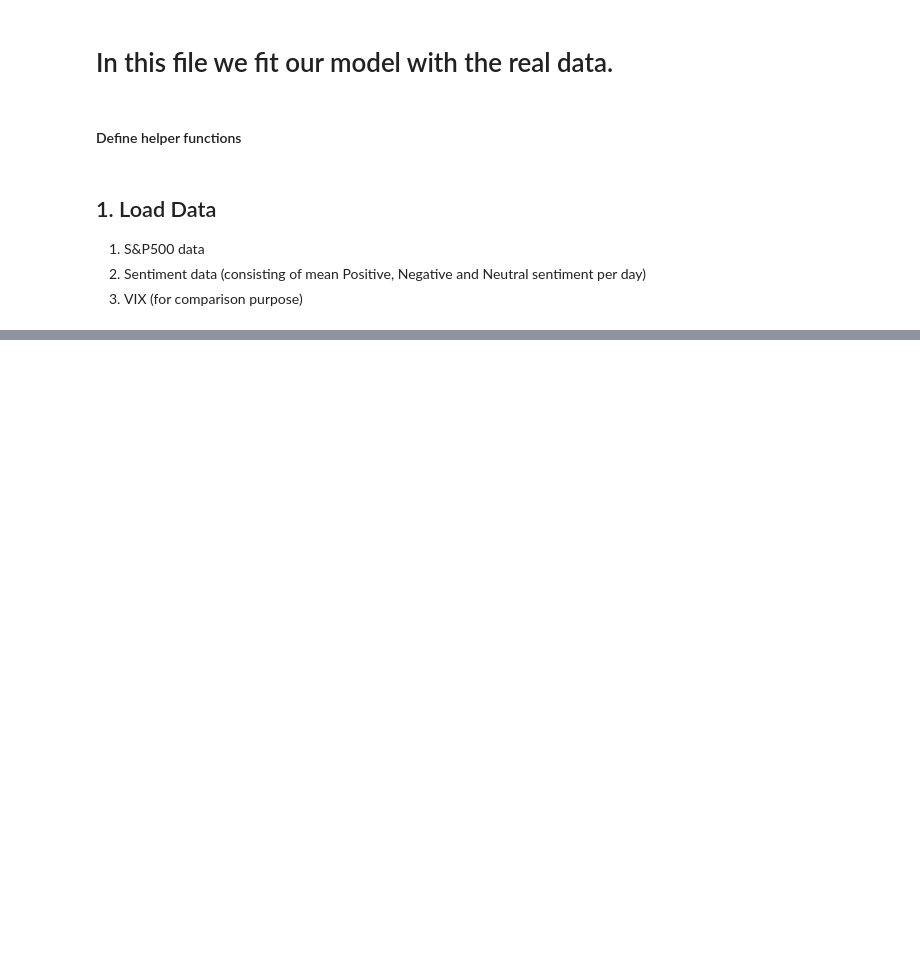
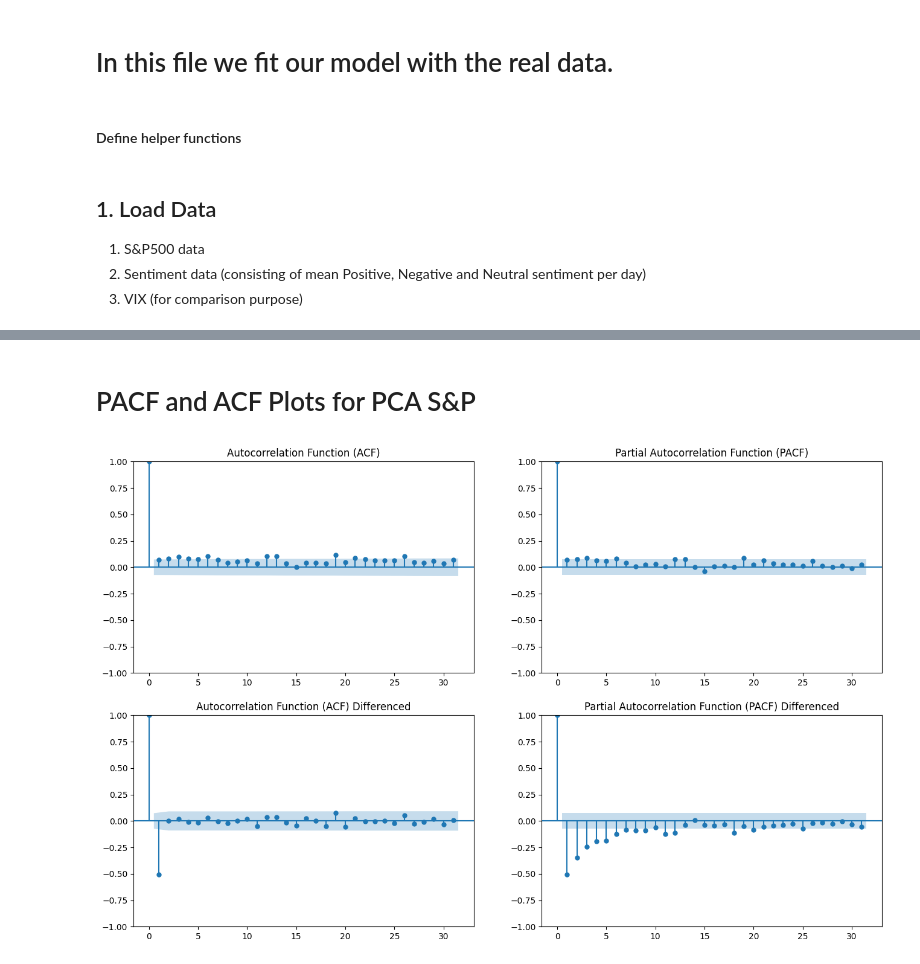
Before and after one commit to hwh1771/sentiment-analysis-volatility-forecasting, a Jupyter notebook: notebooks/04_garch_exogenous_spy.ipynb, the cells around one changed output, grey strips where cells are left out. Drawn from its saved outputs; the diff is of its cells as text; code cells hidden in the pictures; blank space fills up the shorter version.

Commit message:
GARCH SPY model

```diff
--- a/notebooks/04_garch_exogenous_spy.ipynb
+++ b/notebooks/04_garch_exogenous_spy.ipynb
@@ -271,0 +147,8 @@ Covariance estimator: robust
+# %%
+data_with_sentiment_v1.index = data_with_sentiment_v1['adjusted_date']
+data_with_sentiment_v2.index = data_with_sentiment_v2['adjusted_date']
+# %%
+exo_sentiment = ['mean_pos_preamble_sentiment', 'mean_neg_preamble_sentiment','mean_neutral_preamble_sentiment']
+neg_sentiment = ['mean_neg_preamble_sentiment']
+log_returns_v1 = data_with_sentiment_v1['log_returns']
+log_returns_v2 = data_with_sentiment_v2['log_returns']
@@ -271,0 +157,2 @@ Covariance estimator: robust
+# %%
+train_model(log_returns_v2, data_with_sentiment_v2[exo_sentiment],1000,10,False,'SLSQP')
@@ -271,0 +183,8 @@ Covariance estimator: robust
+# %%
+# ! pip install scikit-learn
+from sklearn.decomposition import PCA
+
+pca = PCA(n_components=1)
+pca_exo_sentiment = pca.fit_transform(data_with_sentiment_v2[exo_sentiment])
+# PCA non-differenced
+train_model(log_returns_v2, pca_exo_sentiment,1000,100,False,'SLSQP')
@@ -271,0 +230,30 @@ Covariance estimator: robust
+# %% [markdown]
+# PACF and ACF Plots for PCA S&P
+# %%
+import matplotlib.pyplot as plt
+from statsmodels.graphics.tsaplots import plot_acf, plot_pacf
+
+# Set figure size
+fig, axes = plt.subplots(2, 2, figsize=(16, 10))
+
+# ACF plot
+plot_acf((pca_exo_sentiment),alpha = 0.01, ax=axes[0][0])
+axes[0][0].set_title("Autocorrelation Function (ACF)")
+
+# PACF plot
+plot_pacf((pca_exo_sentiment),alpha = 0.01, ax=axes[0][1])
+axes[0][1].set_title("Partial Autocorrelation Function (PACF)")
+
+# ACF plot
+plot_acf(np.diff(pca_exo_sentiment,axis = 0),alpha = 0.01, ax=axes[1][0])
+axes[1][0].set_title("Autocorrelation Function (ACF) Differenced")
+
+# PACF plot
+plot_pacf(np.diff(pca_exo_sentiment,axis = 0),alpha = 0.01, ax=axes[1][1])
+axes[1][1].set_title("Partial Autocorrelation Function (PACF) Differenced")
+
+
+# Show plots
+plt.show()
+# %% [output]
+[figure, added]
```
Also changed, not shown: parts of 50 cells of this notebook.
